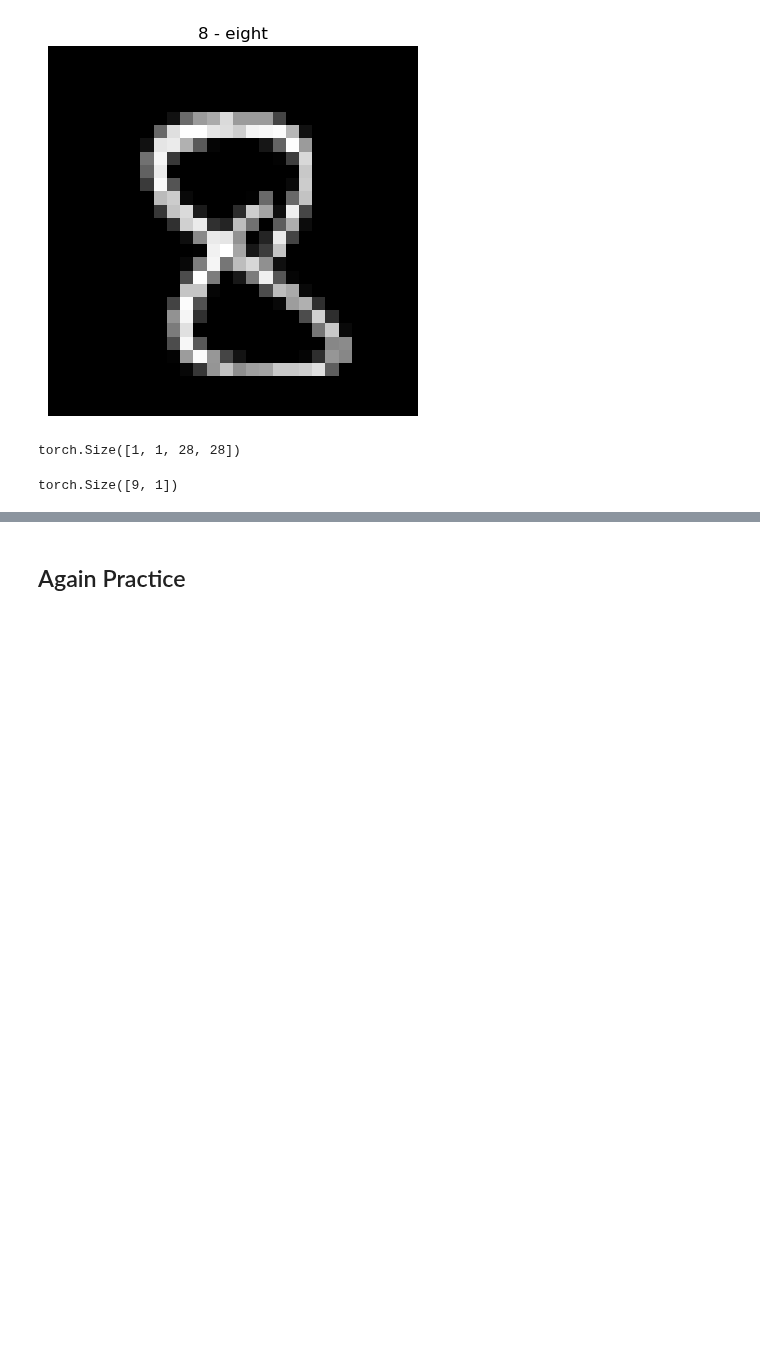
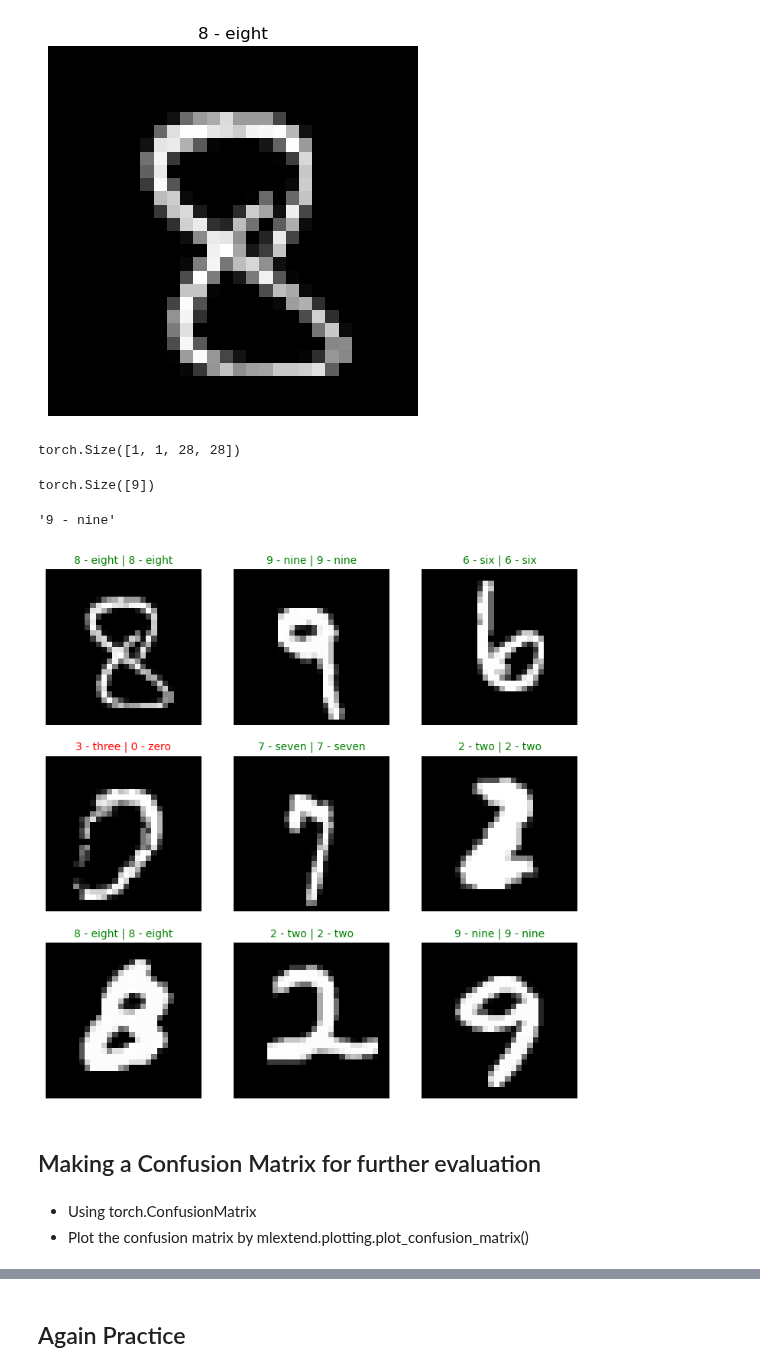
Before and after one commit to Tinonturja/PyTorch-Basics-with-Computer-Vision, a Jupyter notebook: MNIST.ipynb, the cells around one changed output, grey strips where cells are left out. Cells and saved outputs as stored; diff of their text form; code cells hidden in the pictures; blank space fills up the shorter version.

Commit message:
Full MNIST Model

```diff
--- a/MNIST.ipynb
+++ b/MNIST.ipynb
@@ -759,8 +759,50 @@ prediction_sample_data = prediction(model = model_2,
                                    data = test_samples,
                                    device = device)
 # %%
-prediction_sample_data.unsqueezeshape
+prediction_sample_data.squeeze().shape
 # %% [output]
-torch.Size([9, 1])
+torch.Size([9])
+# %%
+class_names[prediction_sample_data[8].item()]
+# %% [output]
+'9 - nine'
 # %%
 # Visualization the model performance
+plt.figure(figsize = (9,9))
+
+rows, cols = 3,3
+
+# create subplot (1 to 9)
+# iterate through test_sample
+# Create the title of the test_sample by passing that through the model
+
+for idx,sample in enumerate(test_samples):
+
+    # Create Subplot
+    plt.subplot(rows,cols,idx+1)
+
+    # Show the image
+    plt.imshow(sample.squeeze(),cmap = 'gray')
+
+
+    # Show the prediction by the model
+    pred_label=class_names[prediction_sample_data.squeeze()[idx]]
+
+    # Truth label
+    truth_label = class_names[test_labels[idx]]
+
+    # plot title
+    title_text = f"{pred_label} | {truth_label}"
+
+    if pred_label == truth_label:
+        plt.title(title_text, fontsize = 10, c = 'g')
+    else:
+        plt.title(title_text, fontsize = 10, c = 'r')
+    plt.axis(False)
+# %% [output]
+[figure, added]
+# %% [markdown]
+## Making a Confusion Matrix for further evaluation
+# %% [markdown]
+* Using torch.ConfusionMatrix
+* Plot the confusion matrix by mlextend.plotting.plot_confusion_matrix()
```
Also changed, not shown: parts of 3 cells of this notebook.
